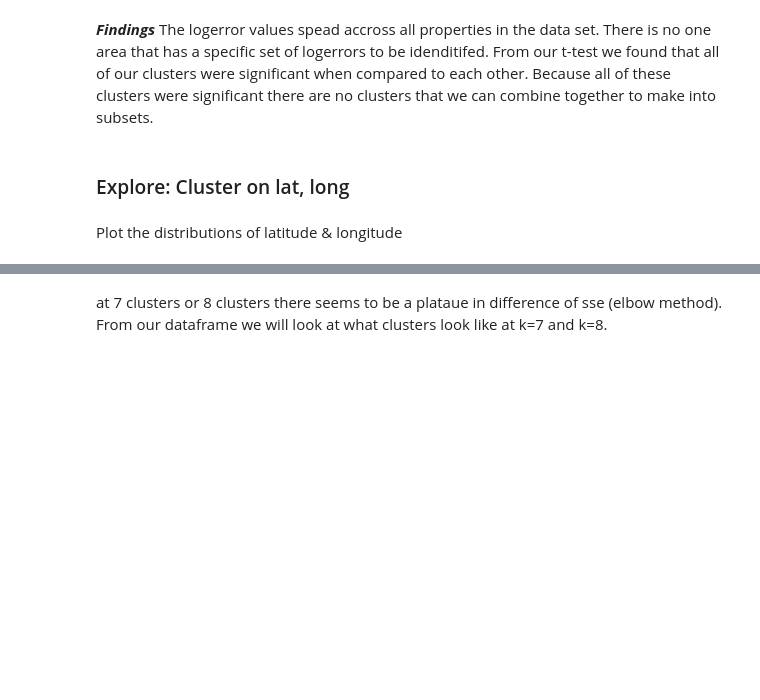
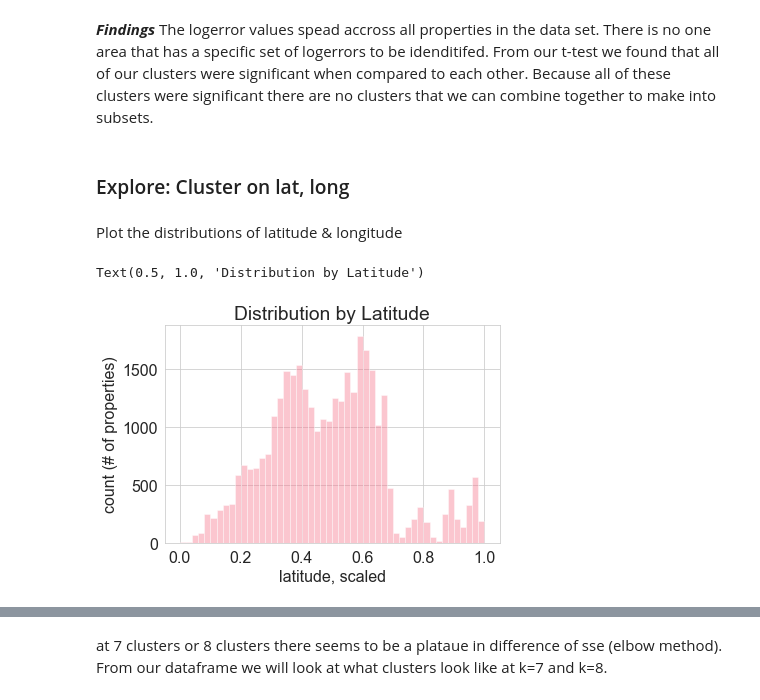
Before and after one commit to callapena/zillow_cluster, a Jupyter notebook: project_notebook.ipynb, the cells around one changed output, grey strips where cells are left out. Cells and saved outputs as stored; diff of their text form; code cells hidden in the pictures; blank space fills up the shorter version.

```diff
--- a/project_notebook.ipynb
+++ b/project_notebook.ipynb
@@ -410,7 +477,11 @@ Plot the distributions of latitude & longitude
 # %%
 sns.distplot(train.lat, kde = False)
 plt.ylabel('count (# of properties)')
-plt.title('Distribution of Latitude')
+plt.xlabel('latitude, scaled')
+plt.title('Distribution by Latitude')
+# %% [output]
+Text(0.5, 1.0, 'Distribution by Latitude')
+[figure, added]
 # %%
 sns.distplot(train.long, kde = False)
 plt.ylabel('count (# of properties)')
```
Also changed, not shown: parts of 46 cells of this notebook.
